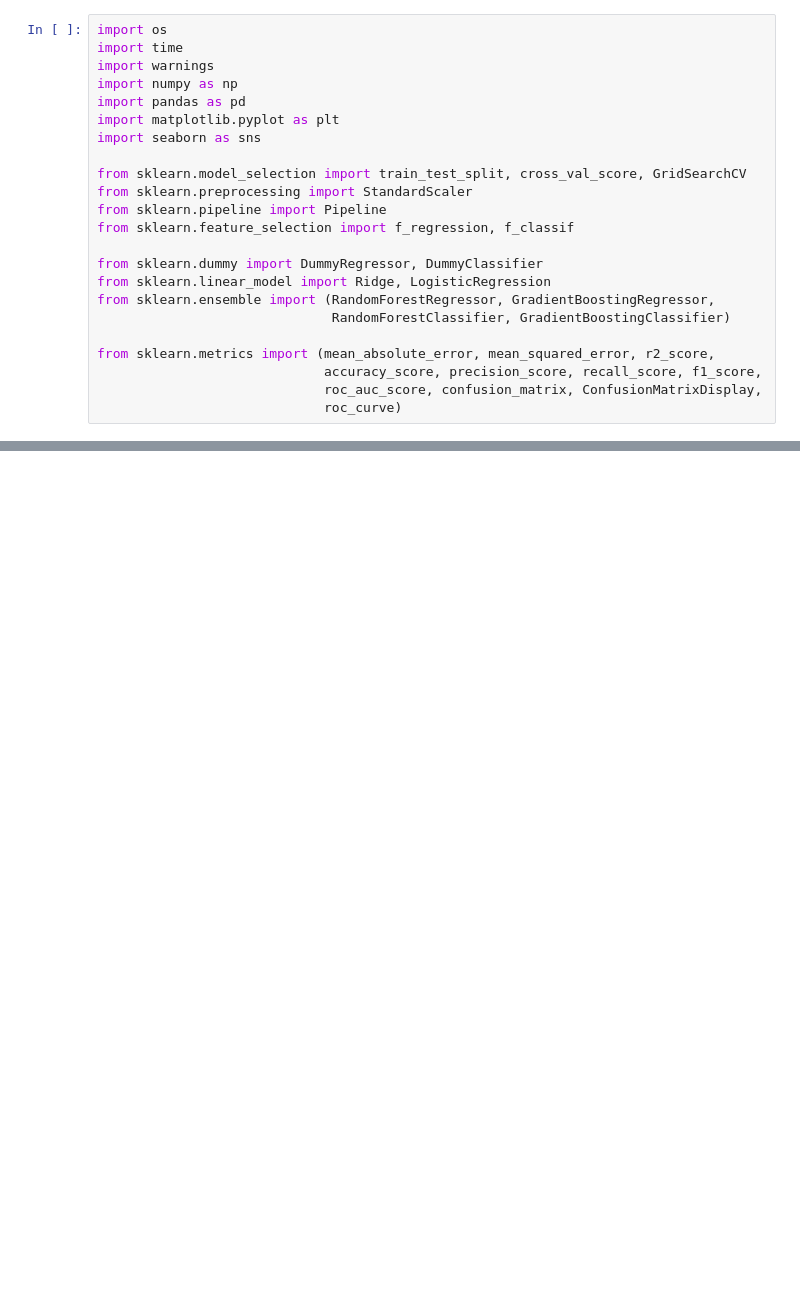
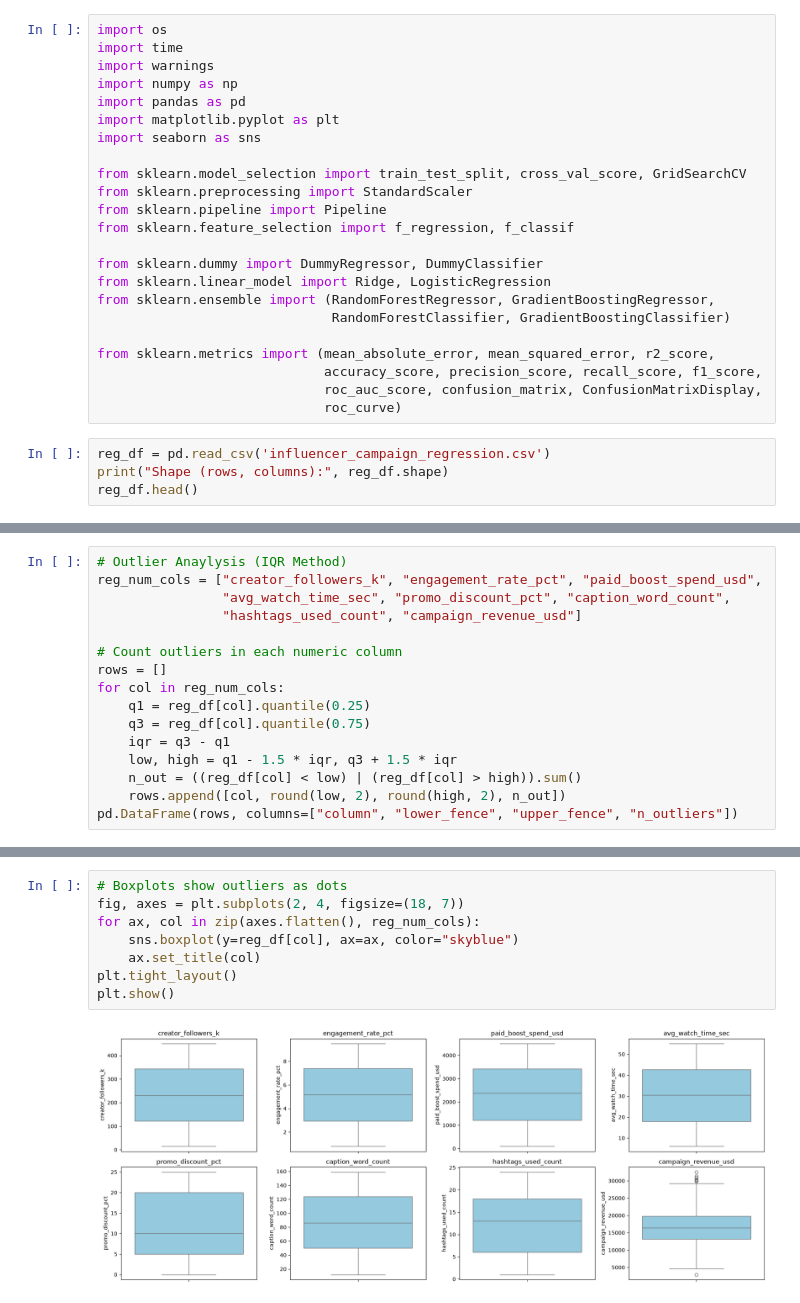
Before and after one commit to contacttayyaba/Machine-learning-Portfolio-Project, a Jupyter notebook: main.ipynb, the cells around one changed output, grey strips where cells are left out. Drawn from its saved outputs; the diff is of its cells as text; blank space fills up the shorter version.

```diff
--- a/main.ipynb
+++ b/main.ipynb
@@ -21,3 +21,7 @@ from sklearn.metrics import (mean_absolute_error, mean_squared_error, r2_score,
                              accuracy_score, precision_score, recall_score, f1_score,
                              roc_auc_score, confusion_matrix, ConfusionMatrixDisplay,
                              roc_curve)
+# %%
+reg_df = pd.read_csv('influencer_campaign_regression.csv')
+print("Shape (rows, columns):", reg_df.shape)
+reg_df.head()
@@ -23,0 +111,16 @@ from sklearn.metrics import (mean_absolute_error, mean_squared_error, r2_score,
+# %%
+# Outlier Anaylysis (IQR Method)
+reg_num_cols = ["creator_followers_k", "engagement_rate_pct", "paid_boost_spend_usd",
+                "avg_watch_time_sec", "promo_discount_pct", "caption_word_count",
+                "hashtags_used_count", "campaign_revenue_usd"]
+
+# Count outliers in each numeric column
+rows = []
+for col in reg_num_cols:
+    q1 = reg_df[col].quantile(0.25)
+    q3 = reg_df[col].quantile(0.75)
+    iqr = q3 - q1
+    low, high = q1 - 1.5 * iqr, q3 + 1.5 * iqr
+    n_out = ((reg_df[col] < low) | (reg_df[col] > high)).sum()
+    rows.append([col, round(low, 2), round(high, 2), n_out])
+pd.DataFrame(rows, columns=["column", "lower_fence", "upper_fence", "n_outliers"])
@@ -23,0 +137,10 @@ from sklearn.metrics import (mean_absolute_error, mean_squared_error, r2_score,
+# %%
+# Boxplots show outliers as dots
+fig, axes = plt.subplots(2, 4, figsize=(18, 7))
+for ax, col in zip(axes.flatten(), reg_num_cols):
+    sns.boxplot(y=reg_df[col], ax=ax, color="skyblue")
+    ax.set_title(col)
+plt.tight_layout()
+plt.show()
+# %% [output]
+[figure, added]
```
Also changed, not shown: parts of 47 cells of this notebook.
